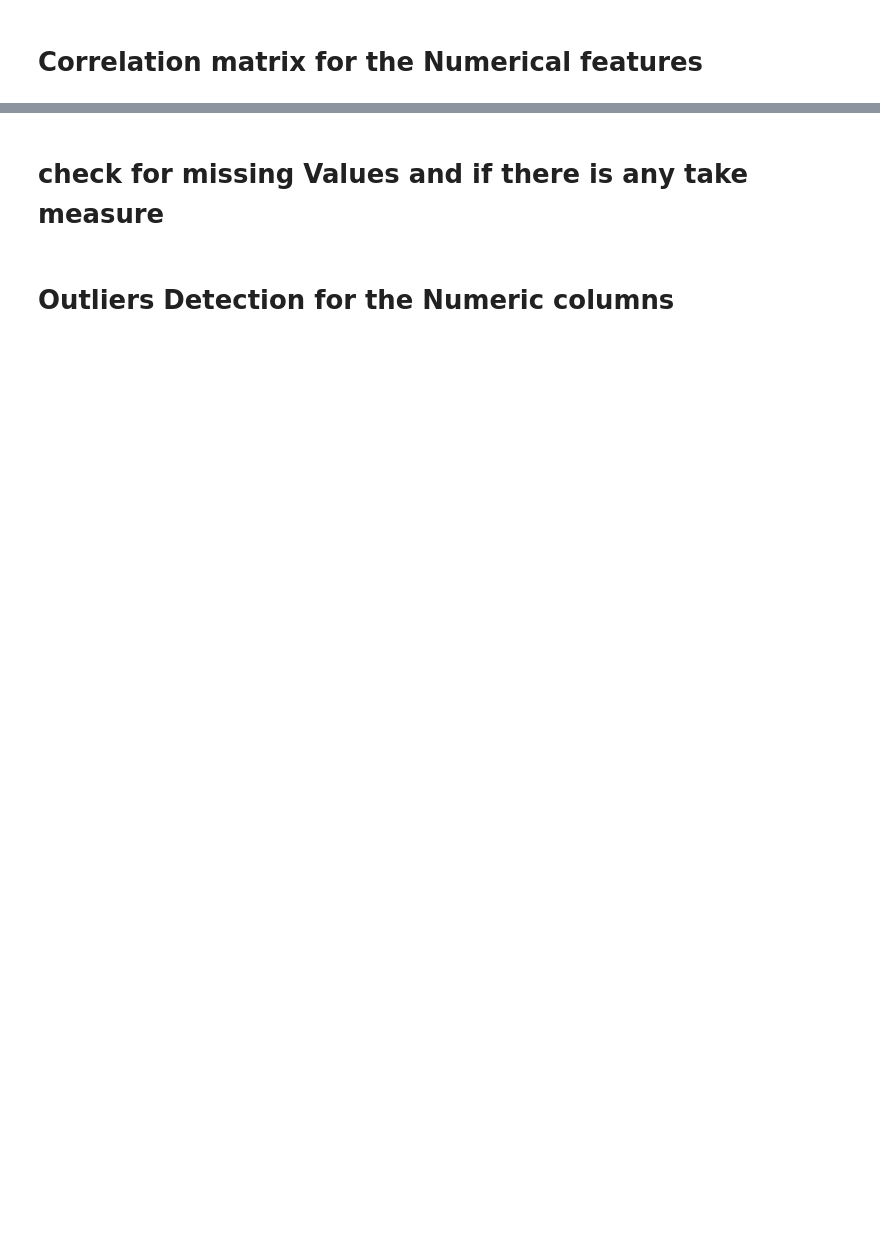
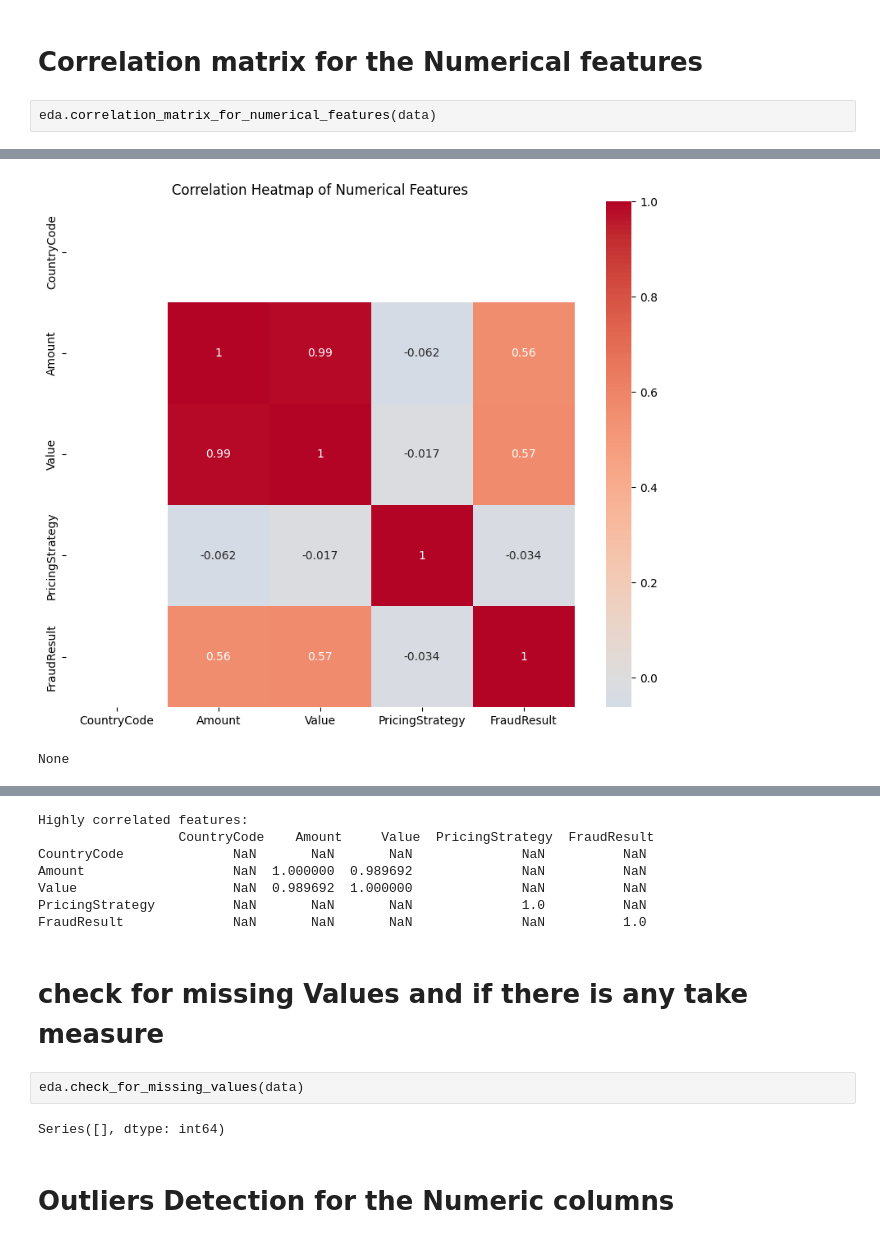
Before and after one commit to Bereket-07/Credit-Scoring-Model, a Jupyter notebook: notebooks/ExploratoryDataAnalysis.ipynb, the cells around one changed output, grey strips where cells are left out. Drawn from its saved outputs; the diff is of its cells as text; blank space fills up the shorter version.

```diff
--- a/notebooks/ExploratoryDataAnalysis.ipynb
+++ b/notebooks/ExploratoryDataAnalysis.ipynb
@@ -75,2 +104,5 @@ eda.distribution_of_catagorical_features(data)
 # %% [markdown]
 # Correlation matrix for the Numerical features
+# %%
+eda.correlation_matrix_for_numerical_features(data)
+# %% [output]
@@ -76,0 +110,2 @@ eda.distribution_of_catagorical_features(data)
+[figure, added]
+None
@@ -77,4 +113,15 @@ eda.distribution_of_catagorical_features(data)
+Highly correlated features:
+                  CountryCode    Amount     Value  PricingStrategy  FraudResult
+CountryCode              NaN       NaN       NaN              NaN          NaN
+Amount                   NaN  1.000000  0.989692              NaN          NaN
+Value                    NaN  0.989692  1.000000              NaN          NaN
+PricingStrategy          NaN       NaN       NaN              1.0          NaN
+FraudResult              NaN       NaN       NaN              NaN          1.0
 # %% [markdown]
 # check for missing Values and if there is any take measure
+# %%
+eda.check_for_missing_values(data)
+# %% [output]
+Series([], dtype: int64)
 # %% [markdown]
 # Outliers Detection for the Numeric columns
```
Also changed, not shown: parts of 8 cells of this notebook, 5 other files.
